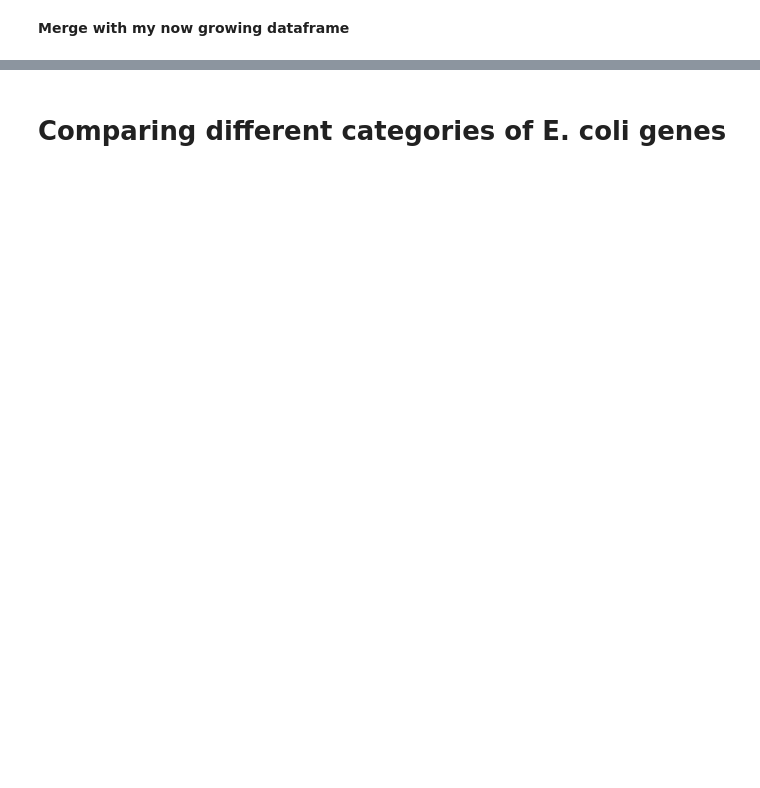
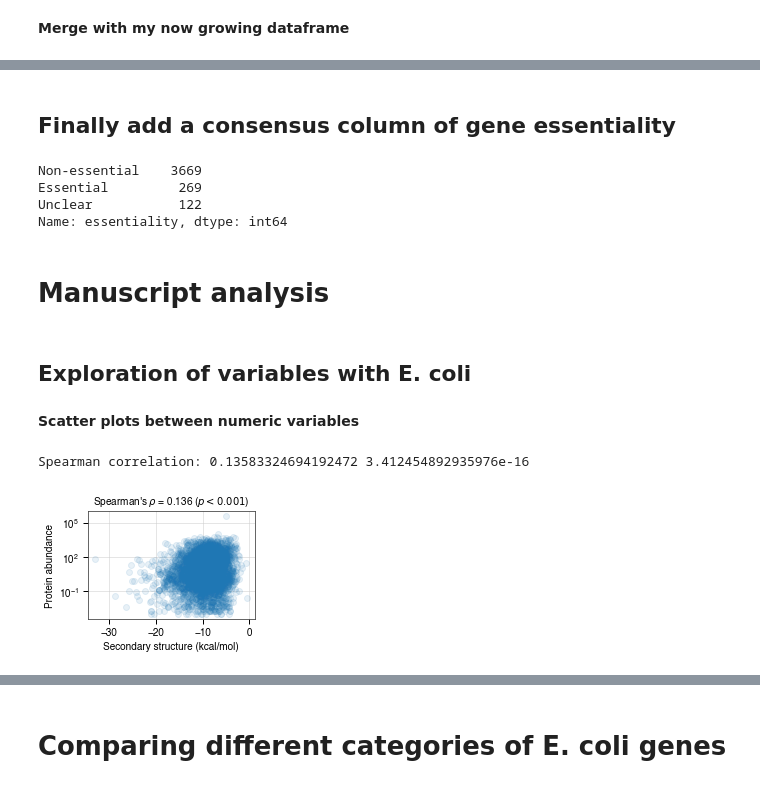
Before and after one commit to dcweaver/phage-translation, a Jupyter notebook: Code/AJH_ecoli_indepth.ipynb, the cells around one changed output, grey strips where cells are left out. Drawn from its saved outputs; the diff is of its cells as text; code cells hidden in the pictures; blank space fills up the shorter version.

Commit message:
adding in secondary structure code

```diff
--- a/Code/AJH_ecoli_indepth.ipynb
+++ b/Code/AJH_ecoli_indepth.ipynb
@@ -279,0 +258,65 @@ combined_df.head()
+# %% [markdown]
+## Finally add a consensus column of gene essentiality
+# %%
+combined_df['essentiality'] = 'Unclear'
+indices = combined_df[(combined_df['essentiality_ds1']=='Essential')&
+                      (combined_df['essentiality_ds2']=='Essential')].index
+combined_df.at[indices, 'essentiality'] = 'Essential'
+indices = combined_df[(combined_df['essentiality_ds1']!='Essential')&
+                      (combined_df['essentiality_ds2']!='Essential')].index
+combined_df.at[indices, 'essentiality'] = 'Non-essential'
+
+combined_df['essentiality'].value_counts()
+# %% [output]
+Non-essential    3669
+Essential         269
+Unclear           122
+Name: essentiality, dtype: int64
+# %% [markdown]
+# Manuscript analysis
+# %% [markdown]
+## Exploration of variables with E. coli
+# %%
+col_to_label_dict = {'RBS_energy': 'aSD binding energy (kcal/mol)',
+                    'RBS_energy_upstream': 'Upstream aSD binding\nenergy (kcal/mol)',
+                    'prot_abundance': 'Protein abundance',
+                    'iCUB': 'iCUB',
+                    'GC_upstream': 'Upstream GC content',
+                    'secondary_structure': 'Secondary structure (kcal/mol)'}
+# %% [markdown]
+**Scatter plots between numeric variables**
+# %%
+###TOGGLE ME
+temp_df = combined_df[combined_df['prot_abundance'].isnull()==False]
+# temp_df = combined_df
+#
+#
+#
+x_col = 'secondary_structure' ###CHANGE ME
+x_label = col_to_label_dict[x_col]
+#
+y_col = 'prot_abundance' ###CHANGE ME
+y_label = col_to_label_dict[y_col]
+#
+save_file = '/Ecoli_{}_v_{}.png'.format(x_col, y_col) ###Include beginning slash
+#
+#
+#
+rho, p = stats.spearmanr(temp_df[x_col], temp_df[y_col])
+fig, ax = plt.subplots(figsize=(3, 2))
+if y_col in ['prot_abundance']:
+    ax.semilogy(temp_df[x_col], temp_df[y_col], 'o', alpha=0.1)
+else:
+    ax.plot(temp_df[x_col], temp_df[y_col], 'o', alpha=0.1)
+ax.set_xlabel(x_label)
+ax.set_ylabel(y_label)
+if p < 10e-4:
+    ax.set_title(r"Spearman's $\rho$ = {:.3f} ($p<0.001$)".format(rho))
+else:
+    ax.set_title(r"Spearman's $\rho$ = {:.3f} ($p={:.3f}$)".format(rho,p))
+plt.savefig(figs_dir+save_file, dpi=300, bbox_inches='tight')
+
+print('Spearman correlation:', rho, p)
+# %% [output]
+Spearman correlation: 0.13583324694192472 3.412454892935976e-16
+[figure, added]
```
Also changed, not shown: parts of 68 cells of this notebook, 6 other files.
